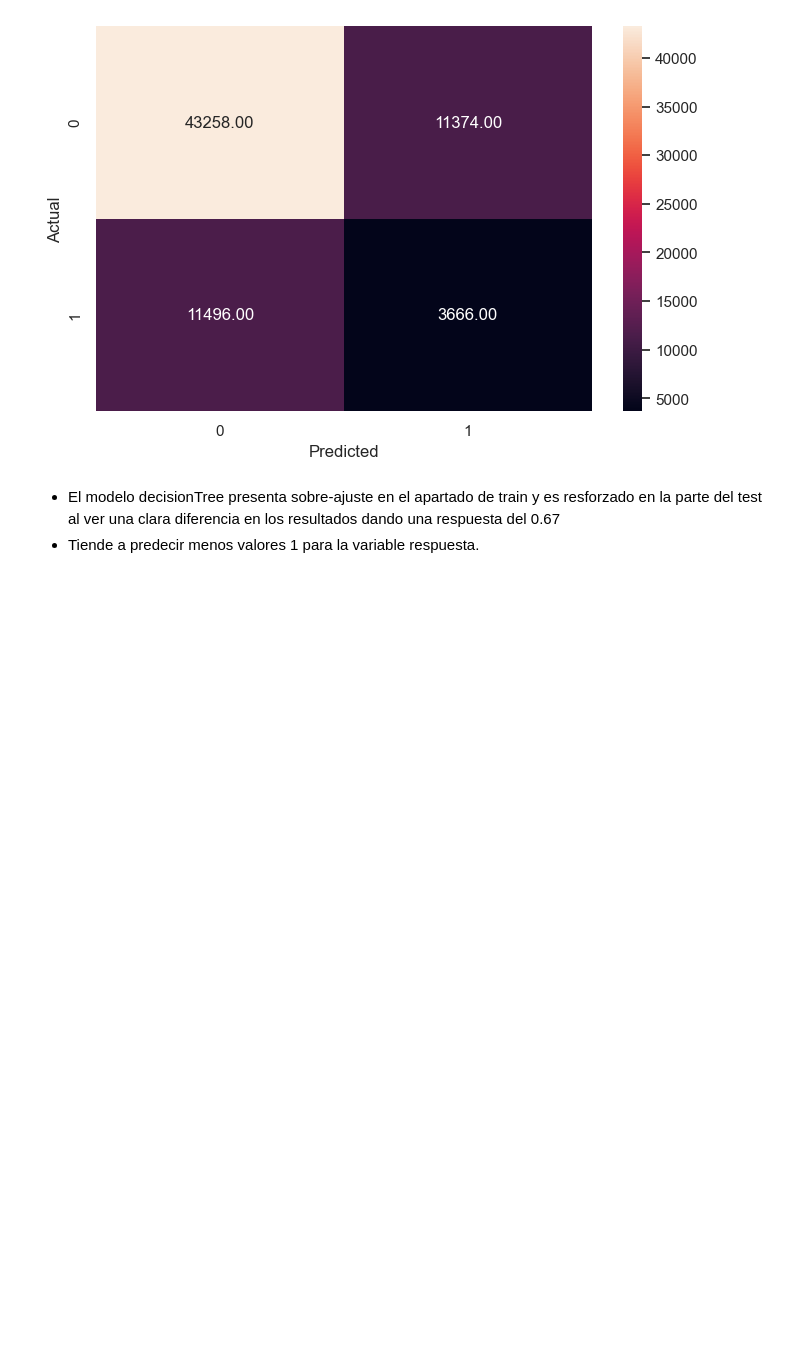
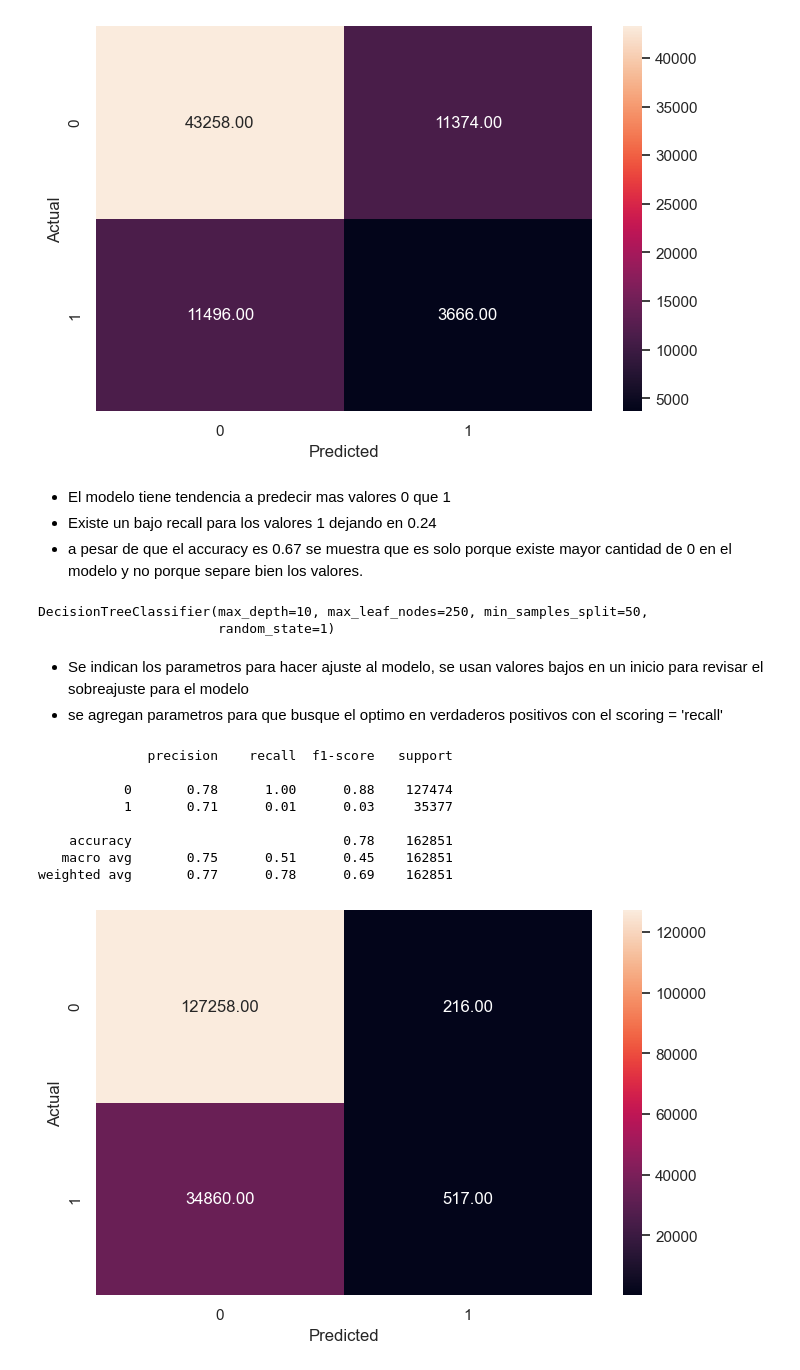
Before and after one commit to GabVergara/Alkemy, a Jupyter notebook: Prueba_alkemy2_modelos.ipynb, the cells around one changed output. Cells and saved outputs as stored; diff of their text form; code cells hidden in the pictures; blank space fills up the shorter version.

```diff
--- a/Prueba_alkemy2_modelos.ipynb
+++ b/Prueba_alkemy2_modelos.ipynb
@@ -199,0 +248,4 @@ weighted avg       0.69      0.78      0.69     69794
+# %%
+modeloRegresion = LogisticRegression()
+modeloRegresion.fit(X_train,y_train)
+modeloprediccion = modeloRegresion.predict(X_test)
@@ -239,6 +342,41 @@ metrics_score(y_test, pred_test_dt)
    macro avg       0.52      0.52      0.52     69794
 weighted avg       0.67      0.67      0.67     69794
 [figure]
-# %% [markdown]
-- El modelo decisionTree presenta sobre-ajuste en el apartado de train y es resforzado en la parte del test al ver una clara diferencia en los resultados dando una respuesta del 0.67
-- Tiende a predecir menos valores 1 para la variable respuesta.
+# %% [markdown]
+- El modelo tiene tendencia a predecir mas valores 0 que 1
+- Existe un bajo recall para los valores 1 dejando en 0.24
+- a pesar de que el accuracy es 0.67 se muestra que es solo porque existe mayor cantidad de 0 en el modelo y no porque separe bien los valores.
+# %%
+estimator = DecisionTreeClassifier(random_state=1)
+
+parameters = {
+    "max_depth": np.arange(2, 12, 2),
+    "max_leaf_nodes": [50, 75, 150, 250],
+    "min_samples_split": [10, 30, 50, 70],
+}
+
+grid_obj = GridSearchCV(estimator, parameters, cv=7,scoring='recall',n_jobs=-1)
+grid_obj = grid_obj.fit(X_train, y_train)
+
+estimator = grid_obj.best_estimator_
+
+estimator.fit(X_train, y_train)
+# %% [output]
+DecisionTreeClassifier(max_depth=10, max_leaf_nodes=250, min_samples_split=50,
+                       random_state=1)
+# %% [markdown]
+- Se indican los parametros para hacer ajuste al modelo, se usan valores bajos en un inicio para revisar el sobreajuste para el modelo
+- se agregan parametros para que busque el optimo en verdaderos positivos con el scoring = 'recall'
+# %%
+dt_tuned = estimator.predict(X_train)
+metrics_score(y_train,dt_tuned)
+# %% [output]
+              precision    recall  f1-score   support
+
+           0       0.78      1.00      0.88    127474
+           1       0.71      0.01      0.03     35377
+
+    accuracy                           0.78    162851
+   macro avg       0.75      0.51      0.45    162851
+weighted avg       0.77      0.78      0.69    162851
+[figure, added]
```
Also changed, not shown: parts of 32 cells of this notebook.
